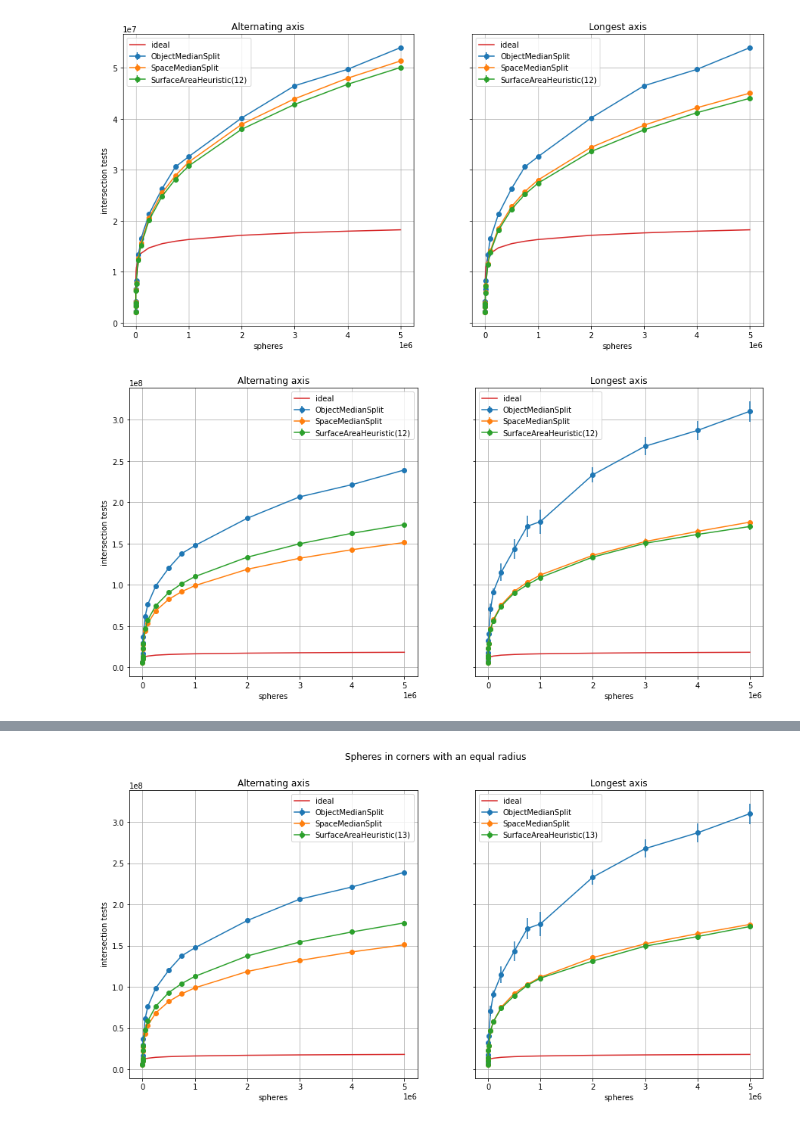
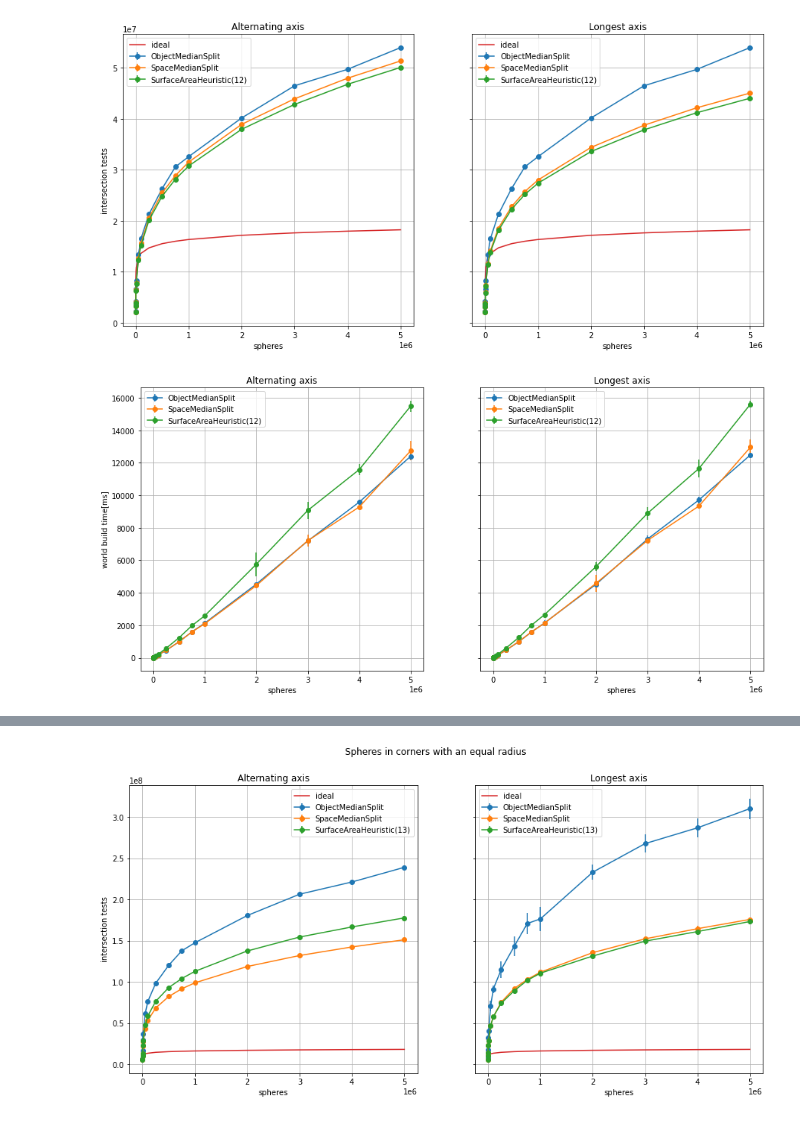
Before and after one commit to BoKleynen/ray-tracer, a Jupyter notebook: experiments/Analysis.ipynb, the cells around one changed output, grey strips where cells are left out. Drawn from its saved outputs; the diff is of its cells as text; code cells hidden in the pictures.

```diff
--- a/experiments/Analysis.ipynb
+++ b/experiments/Analysis.ipynb
@@ -198,38 +327,36 @@ with open("results/splitting_heuristics_equal_spheres_uniform_yz.json") as f:
         plt.savefig("../report/plots/splitting_heuristics_equal_spheres_uniform_yz.png")
 # %% [output]
 [figure]
-# %%
-with open("results/splitting_heuristics_equal_spheres_beta_corners.json") as f:
-    data = json.load(f)
-
-    nb_spheres = np.array(data['nb_objects'])
-
-    fig, axs = plt.subplots(1, 2, sharey=True, figsize=(15, 7))
-#     fig.suptitle("Spheres in corners with an equal radius")
-
-
-    for (splitting_heuristic, intersection_tests) in sorted(data['results'].items()):
-        results = [np.array(k) for k in intersection_tests]
-        averages = np.array([np.average(res) for res in results])
-        stds = np.array([np.std(res) for res in results])
-
-        if "Alternate" in splitting_heuristic:
-            axs[0].errorbar(nb_spheres, averages, yerr=stds, fmt='-o', label=splitting_heuristic.split(" ")[1])
-        else:
-            axs[1].errorbar(nb_spheres, averages, yerr=stds, fmt='-o', label=splitting_heuristic.split(" ")[1])
-
-    axs[0].set(ylabel="intersection tests", title="Alternating axis")
-    axs[1].set(title="Longest axis")
-
-    for ax in axs:
-        ideal = 640 * 640 * 2 * np.log2(nb_spheres)
-        ax.plot(nb_spheres, ideal, label="ideal")
-
-        ax.grid(True)
-        ax.set_yscale("linear")
-        ax.set_xscale("linear")
-        ax.set(xlabel="spheres")
-        ax.legend()
-        plt.savefig("results/plots/splitting_heuristics_equal_spheres_beta_corners.png")
-# %% [output]
-[figure, removed]
+# %%
+with open("results/splitting_heuristics_equal_spheres_uniform_yz_time.json") as f:
+    data = json.load(f)
+
+    nb_spheres = np.array(data['nb_objects'])
+
+    fig, axs = plt.subplots(1, 2, sharey=True, figsize=(15, 7))
+#     fig.suptitle("Uniformly distributed spheres with a uniformly distributed radius")
+
+
+    for (splitting_heuristic, durations) in sorted(data['results'].items()):
+        results = [np.array([(d["secs"] * NANOS_PER_SEC + d["nanos"]) / 1000000.0 for d in ds]) for ds in durations]
+        averages = np.array([np.average(res) for res in results])
+        stds = np.array([np.std(res) for res in results])
+
+        if "Alternate" in splitting_heuristic:
+            axs[0].errorbar(nb_spheres, averages, yerr=stds, fmt='-o', label=splitting_heuristic.split(" ")[1])
+        else:
+            axs[1].errorbar(nb_spheres, averages, yerr=stds, fmt='-o', label=splitting_heuristic.split(" ")[1])
+
+    axs[0].set(ylabel="world build time[ms]", title="Alternating axis")
+    axs[1].set(title="Longest axis")
+
+    for ax in axs:
+
+        ax.grid(True)
+        ax.set_yscale("linear")
+        ax.set_xscale("linear")
+        ax.set(xlabel="spheres")
+        ax.legend()
+#         plt.savefig("../report/plots/splitting_heuristisc_uniform_spheres_uniform_position.png")
+# %% [output]
+[figure, added]
```
Also changed, not shown: parts of 13 cells of this notebook, 4 other files.
